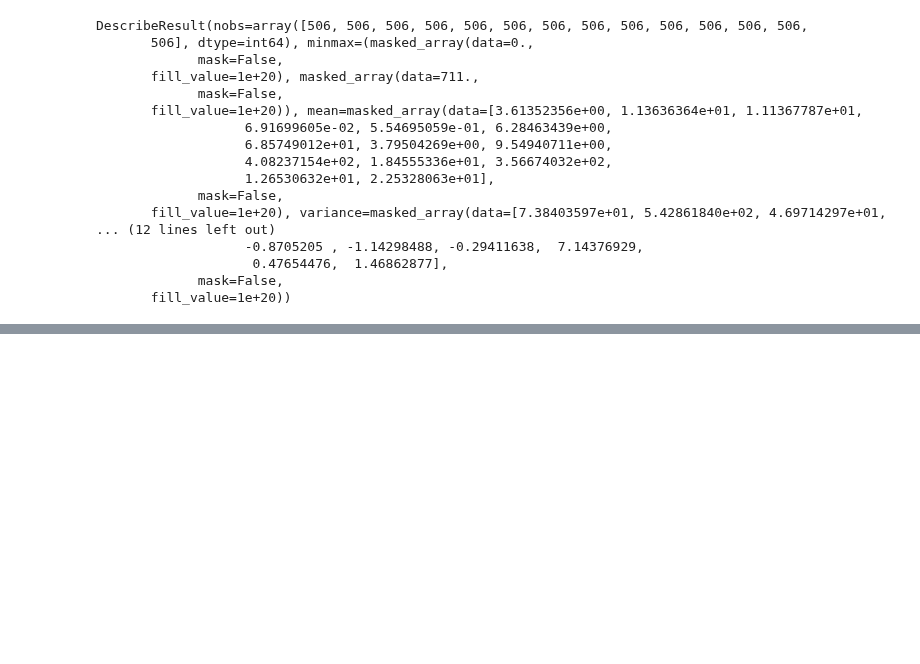
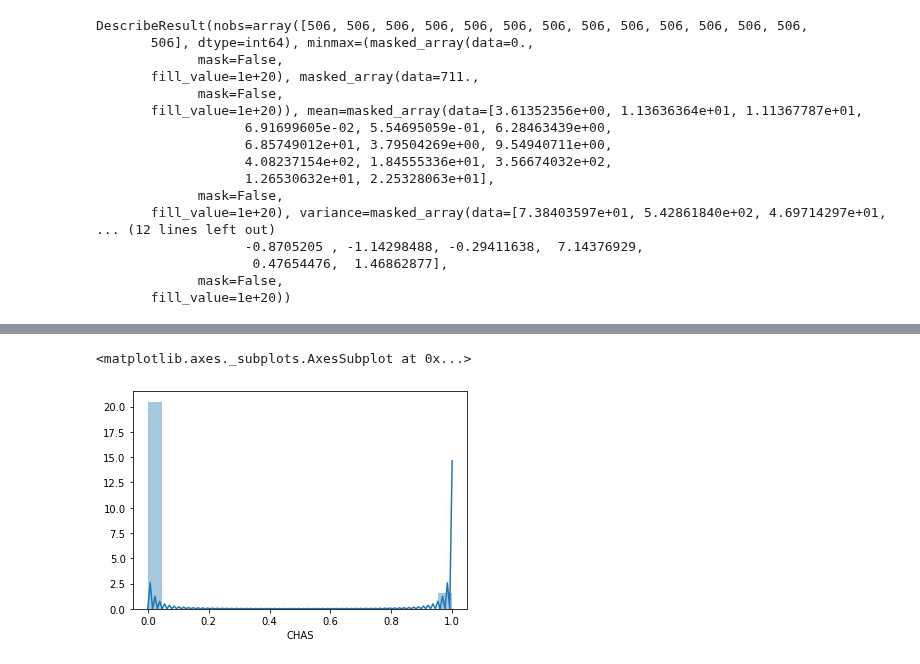
Before and after one commit to AideenByrne/2019MachineLearningProject, a Jupyter notebook: 2019project.ipynb, the cells around one changed output, grey strips where cells are left out. Saved outputs shown, nothing was run; the diff lists cells and outputs as text; code cells hidden in the pictures; blank space fills up the shorter version.

```diff
--- a/2019project.ipynb
+++ b/2019project.ipynb
@@ -160,0 +168,5 @@ df1 = pd.DataFrame(df, columns=columns)
+# %%
+sns.distplot(df1["CHAS"])
+# %% [output]
+<matplotlib.axes._subplots.AxesSubplot at 0x...>
+[figure, added]
```
Also changed, not shown: parts of 10 cells of this notebook.
